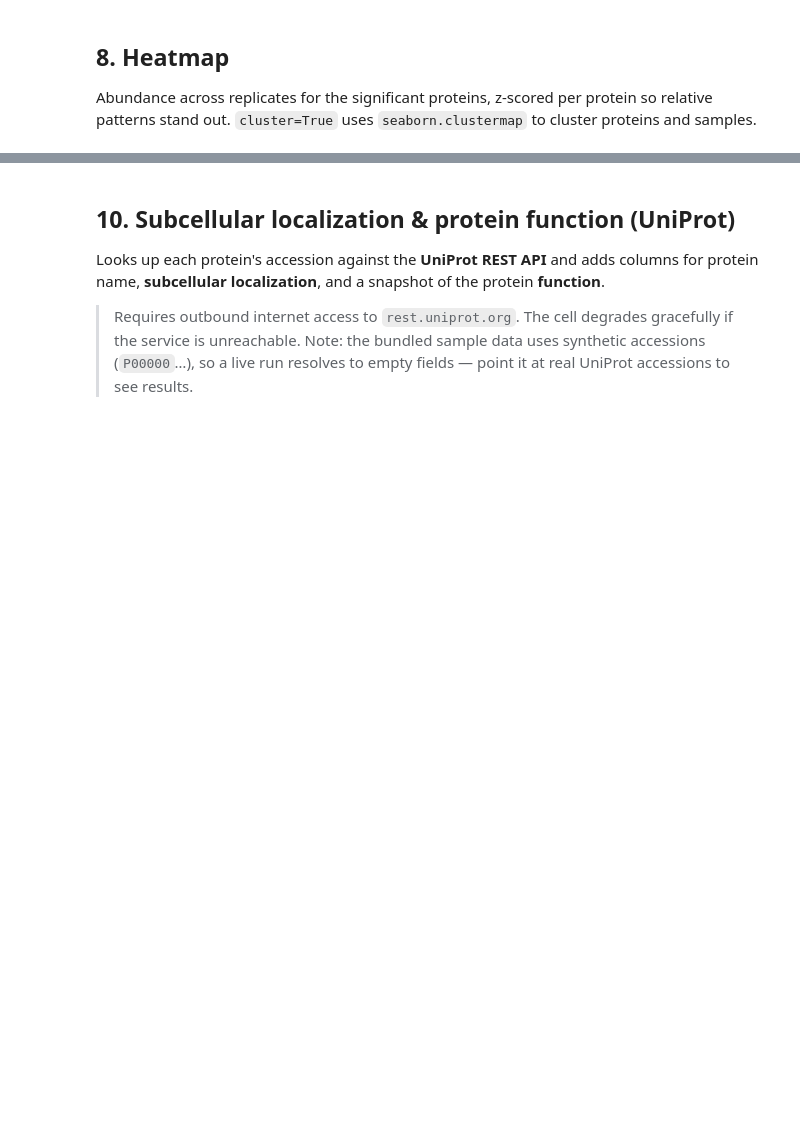
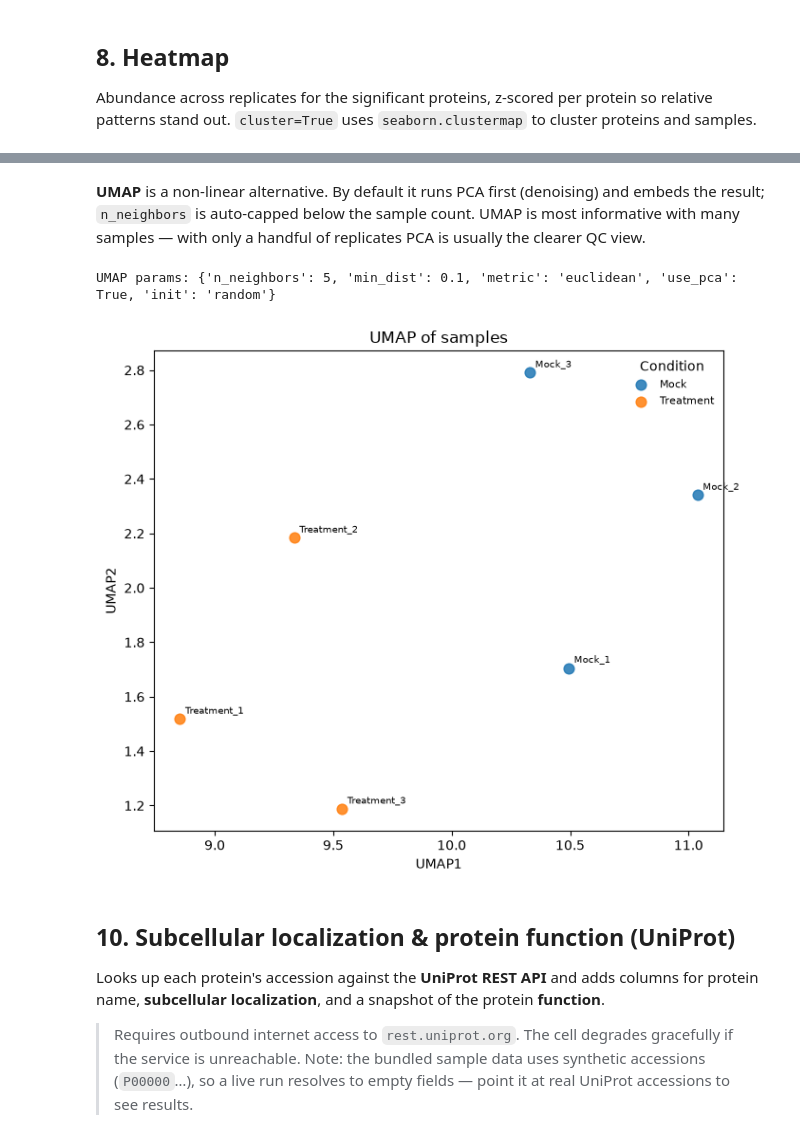
Before and after one commit to alanacaldwell-tech/MS_Processing_Software, a Jupyter notebook: notebooks/proteomics_processing.ipynb, the cells around one changed output, grey strips where cells are left out. Drawn from its saved outputs; the diff is of its cells as text; code cells hidden in the pictures; blank space fills up the shorter version.

```diff
--- a/notebooks/proteomics_processing.ipynb
+++ b/notebooks/proteomics_processing.ipynb
@@ -254,3 +254,22 @@ Explained variance: ['41.2%', '17.4%']
+# %% [markdown]
+**UMAP** is a non-linear alternative. By default it runs PCA first (denoising) and embeds the
+result; `n_neighbors` is auto-capped below the sample count. UMAP is most informative with many
+samples — with only a handful of replicates PCA is usually the clearer QC view.
+# %%
+umap_result = msp.run_umap(
+    dataset, condition_map,
+    n_components=2,
+    n_neighbors=15,        # auto-capped to (n_samples - 1)
+    min_dist=0.1,
+    use_pca=True,          # PCA-then-UMAP (recommended)
+)
+print("UMAP params:", umap_result.params)
+
+msp.umap_plot(umap_result, label_samples=True)
+plt.tight_layout(); plt.show()
+# %% [output]
+UMAP params: {'n_neighbors': 5, 'min_dist': 0.1, 'metric': 'euclidean', 'use_pca': True, 'init': 'random'}
+[figure, added]
 # %% [markdown]
 ## 10. Subcellular localization & protein function (UniProt)
 
```
Also changed, not shown: parts of 14 cells of this notebook, 10 other files.
